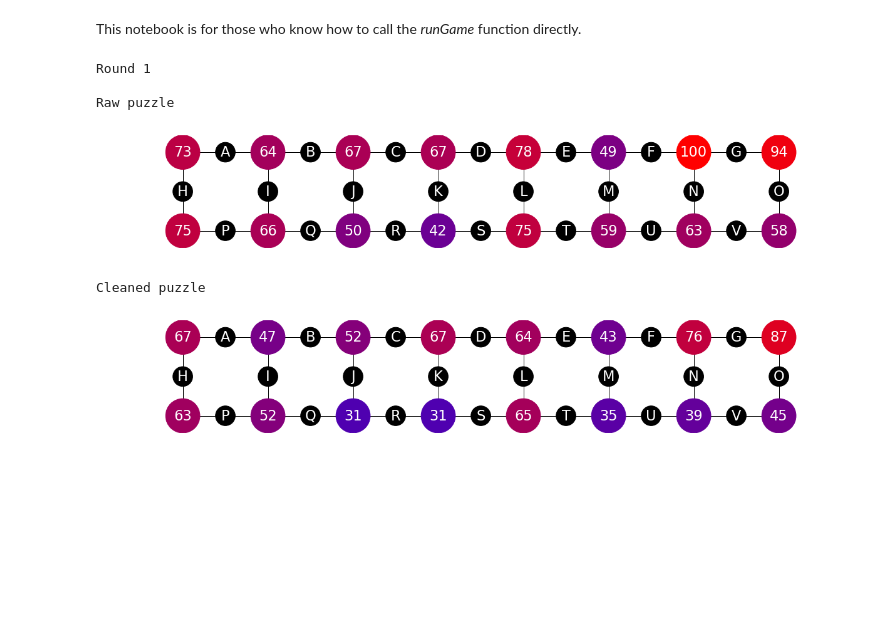
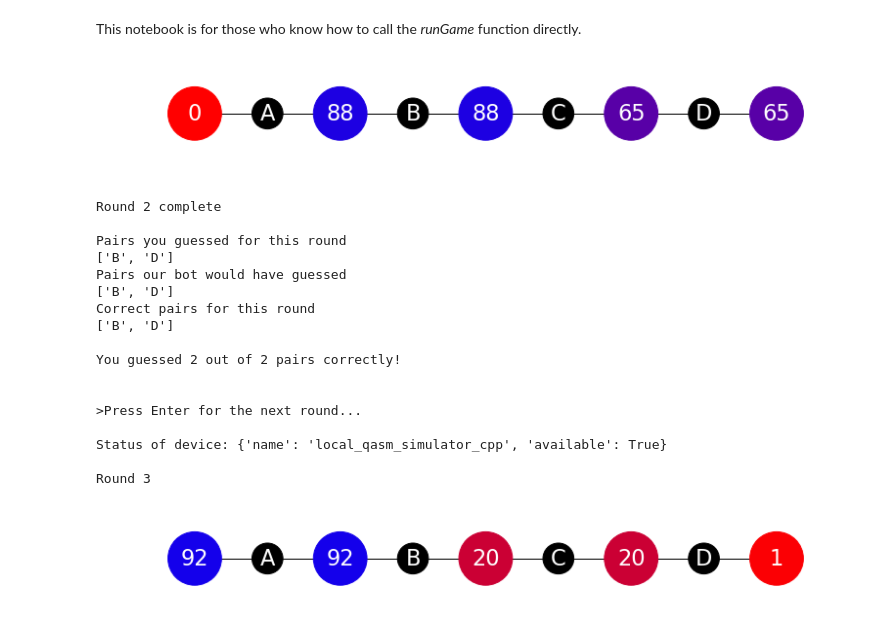
Before and after one commit to decodoku/A_Game_to_Benchmark_Quantum_Computers, a Jupyter notebook: Play_Fast.ipynb, the cells around one changed output. Saved outputs shown, nothing was run; the diff lists cells and outputs as text; code cells hidden in the pictures; blank space fills up the shorter version.

Commit message:
add lines to devices and bug fixes

```diff
--- a/Play_Fast.ipynb
+++ b/Play_Fast.ipynb
@@ -4,13 +4,28 @@ This notebook is for those who know how to call the *runGame* function directly.
 from devices import *
 from QuantumAwesomeness import *
 %matplotlib inline
-# %%
-while True:
-    runGame( 'ibmqx5', 'M', 8192, False, 0, dataNeeded=False)
-# %% [output]
-Round 1
-
-Raw puzzle
-[figure, removed]
-Cleaned puzzle
-[figure, removed]
+# %%
+while True:
+    sim = True
+    maxScore = 10
+    runGame( 'line5', 'M', 8192, sim, maxScore, dataNeeded=True, clean=(not sim) )
+# %% [output]
+[figure, added]
+Round 2 complete
+
+Pairs you guessed for this round
+['B', 'D']
+Pairs our bot would have guessed
+['B', 'D']
+Correct pairs for this round
+['B', 'D']
+
+You guessed 2 out of 2 pairs correctly!
+
+
+>Press Enter for the next round...
+
+Status of device: {'name': 'local_qasm_simulator_cpp', 'available': True}
+
+Round 3
+[figure, added]
```
Also changed, not shown: 2 other files.
